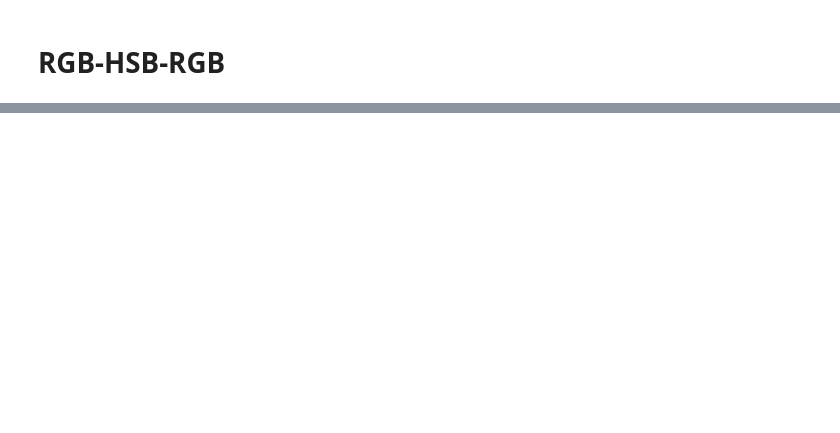
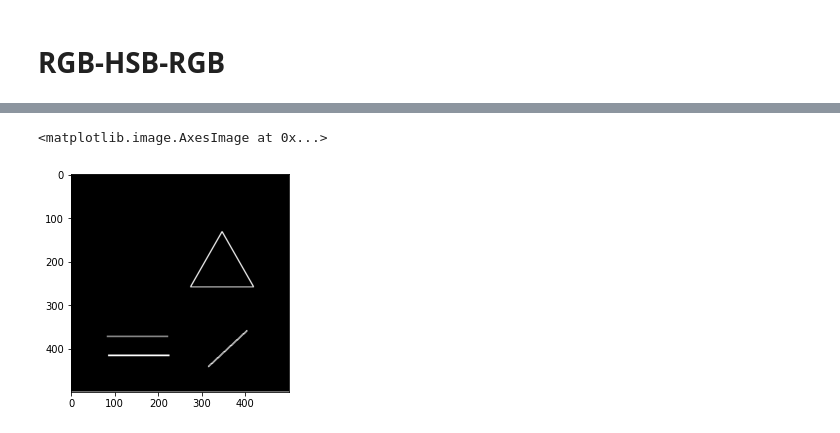
Before and after one commit to Alexandreprog/Digital-Image-Processing, a Jupyter notebook: PDI.ipynb, the cells around one changed output, grey strips where cells are left out. Cells and saved outputs as stored; diff of their text form; code cells hidden in the pictures; blank space fills up the shorter version.

```diff
--- a/PDI.ipynb
+++ b/PDI.ipynb
@@ -427,0 +621,31 @@ plt.imshow(image_arr)
+# %%
+def load_filter_data(filter_name):
+  offset = None
+  kernel_stage = False
+  kernel = []
+  pivot = {'row': -1, 'column': -1}
+
+  with open(filter_name, 'r') as f:
+    lines = f.readlines()
+
+    for i in lines:
+
+      if kernel_stage and not re.search('(pivot)\=', i):
+        row = list(map(float, i.split()))
+        kernel.append(row)
+
+      if re.search('(offset)\=',i):
+        offset = int(i.split('=')[1])
+
+      elif re.search('(kernel)\=', i):
+        kernel_stage = True
+
+      elif re.search('(pivot)\=', i):
+        kernel_stage = False
+        values = list(map(int, i.split('=')[1].split(',')))
+        pivot['row'] = values[0]
+        pivot['column'] = values[1]
+
+  kernel = np.asarray(kernel)
+
+  return (offset, kernel, pivot)
@@ -427,0 +663,13 @@ plt.imshow(image_arr)
+# %%
+offset, mask, pivot = load_filter_data('sobel_vertical.txt')
+# %%
+image_array = np.array(image)
+
+image_array = control_saturation(image_array, -2)
+
+image_array = horizontal_sobel_filter(image_array, mask, offset)
+
+plt.imshow(image_array)
+# %% [output]
+<matplotlib.image.AxesImage at 0x...>
+[figure, added]
```
Also changed, not shown: parts of 36 cells of this notebook.
